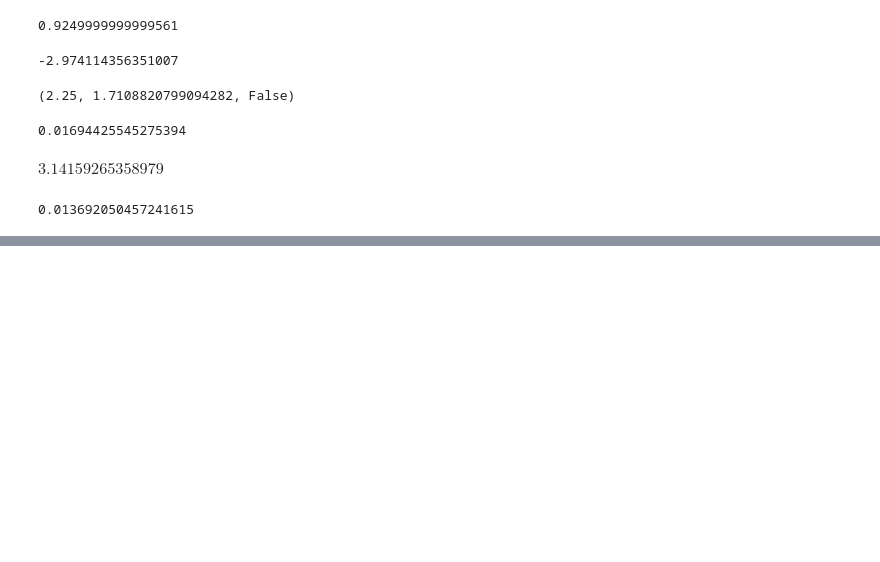
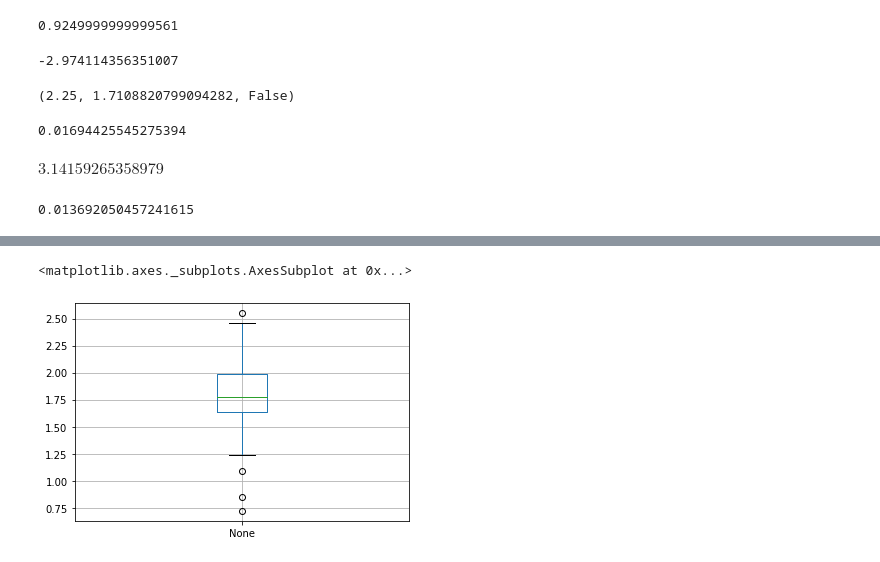
Before and after one commit to renyuanL/_ryProb2020, a Jupyter notebook: probCh04_draft.ipynb, the cells around one changed output, grey strips where cells are left out. Cells and saved outputs as stored; diff of their text form; code cells hidden in the pictures; blank space fills up the shorter version.

```diff
--- a/probCh04_draft.ipynb
+++ b/probCh04_draft.ipynb
@@ -474,0 +577,5 @@ prob
+# %%
+pdX.plot(kind='box', grid=True)
+# %% [output]
+<matplotlib.axes._subplots.AxesSubplot at 0x...>
+[figure, added]
```
Also changed, not shown: parts of 12 cells of this notebook, 2 other files.
